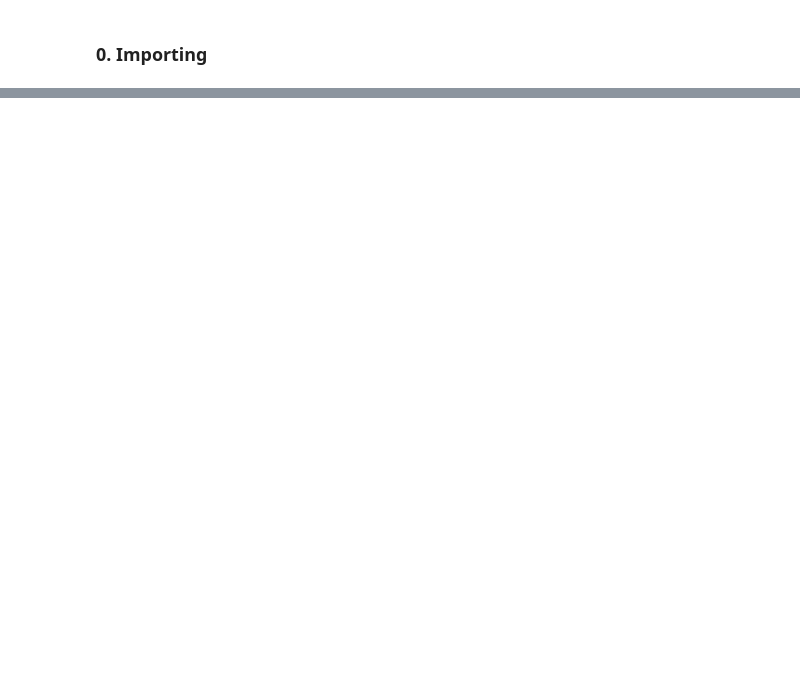
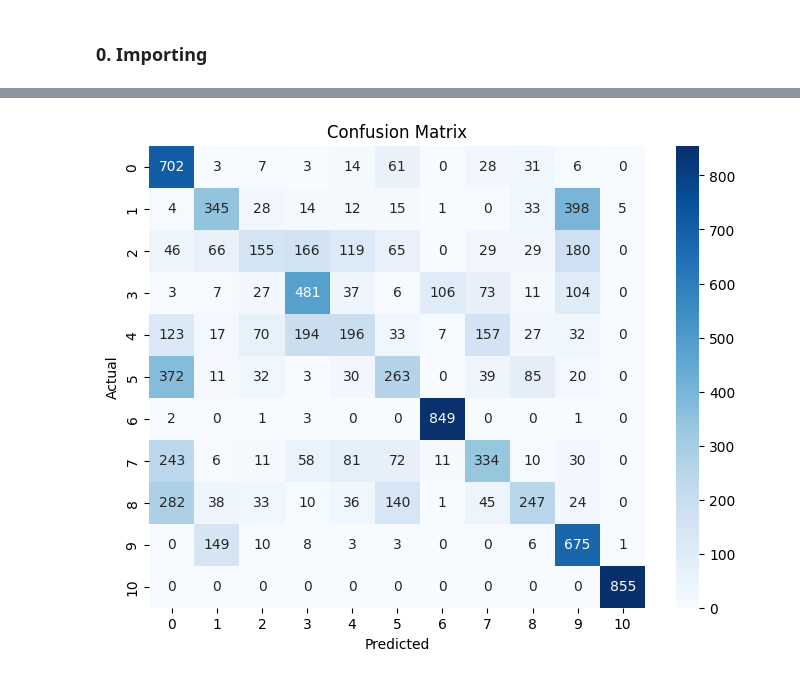
Before and after one commit to tjmeltesen/AML, a Jupyter notebook: Project/inspections.ipynb, the cells around one changed output, grey strips where cells are left out. Saved outputs shown, nothing was run; the diff lists cells and outputs as text; code cells hidden in the pictures; blank space fills up the shorter version.

```diff
--- a/Project/inspections.ipynb
+++ b/Project/inspections.ipynb
@@ -70,7 +128,7 @@ sns.heatmap(data[['X37', 'X38', 'X39', 'X40', 'X41', 'X42']].corr())
 from sklearn.decomposition import PCA
 from sklearn.preprocessing import StandardScaler
 
-X = data.drop(columns=['Y'])  # Drop target if present
+#X = data.drop(columns=['Y'])  # Drop target if present
 X_scaled = StandardScaler().fit_transform(X)
 
 pca = PCA().fit(X_scaled)
@@ -93,12 +150,14 @@ Number of components for 95% variance: 31
 # %%
 pipeline = Pipeline([
     ('scaler', StandardScaler()),
-    ('pca', PCA(n_components=n_components_95)),
-    ('model', LogisticRegression(max_iter=1000))
+    ('pca', PCA(n_components=0.95)),
+    ('model', KNeighborsClassifier(n_neighbors=30)) # We can try different models here, starting with GaussianNB, then LogisticRegression, then RandomForestClassifier, then XGBClassifier
 ])
 
-
-Y = data['Y']  # Target variable
+#cv = StratifiedKFold(n_splits=5, shuffle=True, random_state=42)
+encoder = LabelEncoder()
+Y = df['Y']  # Target variable
+Y = encoder.fit_transform(Y)  # Encode target variable
 # Split your data first
 X_train, X_test, y_train, y_test = train_test_split(X, Y, stratify=Y, test_size=0.2, random_state=42)
 
@@ -107,3 +166,6 @@ pipeline.fit(X_train, y_train)
 
 # Evaluate on the test data
 y_pred = pipeline.predict(X_test)
+
+print("Number of mislabeled points out of a total %d points : %d"
+      % (x_test.shape[0], (y_test != y_pred).sum()))
@@ -147,0 +212,10 @@ plt.show()
+# %%
+from sklearn.multiclass import OneVsRestClassifier
+from sklearn.svm import LinearSVC
+
+# Fit One-vs-Rest LinearSVC and predict on X
+ovr_model = OneVsRestClassifier(LinearSVC(random_state=42),n_jobs=-1)
+ovr_model.fit(x_train, y_train)  # X: features, Y: target labels
+y_pred = ovr_model.predict(x_test)
+
+# y_pred now contains the predicted class for each sample in X
@@ -147,0 +246,14 @@ plt.show()
+# %%
+from sklearn.metrics import confusion_matrix
+import seaborn as sns
+import matplotlib.pyplot as plt
+
+cm = confusion_matrix(y_test, y_pred)
+plt.figure(figsize=(8,6))
+sns.heatmap(cm, annot=True, fmt='d', cmap='Blues')
+plt.xlabel('Predicted')
+plt.ylabel('Actual')
+plt.title('Confusion Matrix')
+plt.show()
+# %% [output]
+[figure, added]
```
Also changed, not shown: parts of 11 cells of this notebook.
